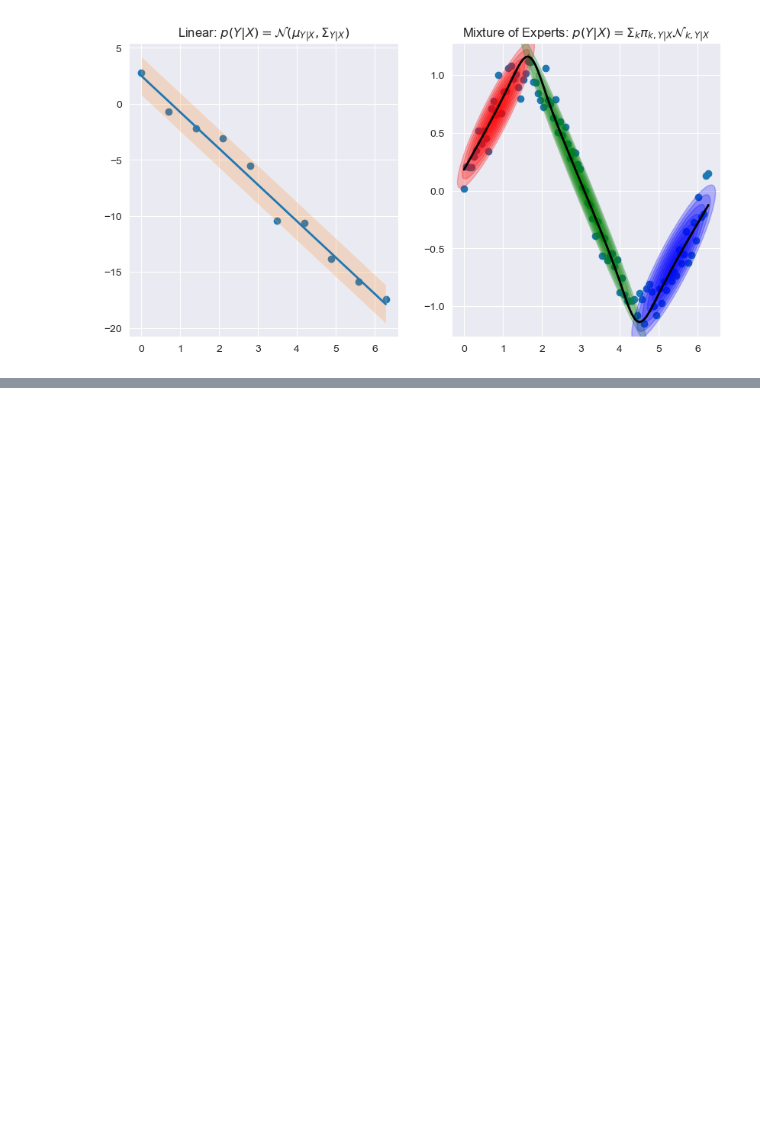
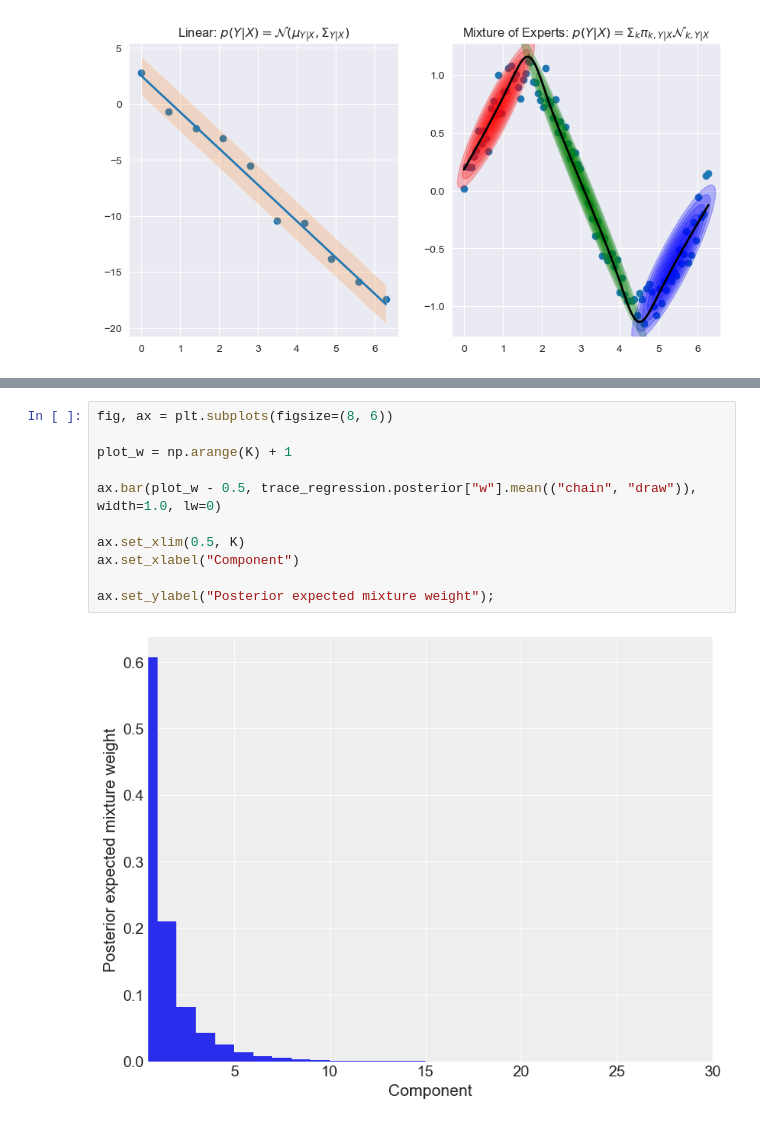
Before and after one commit to Kumachar/ResearchExamples, a Jupyter notebook: PyMC_Regression.ipynb, the cells around one changed output, grey strips where cells are left out. Drawn from its saved outputs; the diff is of its cells as text; blank space fills up the shorter version.

```diff
--- a/PyMC_Regression.ipynb
+++ b/PyMC_Regression.ipynb
@@ -215,0 +332,13 @@ plt.show()
+# %%
+fig, ax = plt.subplots(figsize=(8, 6))
+
+plot_w = np.arange(K) + 1
+
+ax.bar(plot_w - 0.5, trace_regression.posterior["w"].mean(("chain", "draw")), width=1.0, lw=0)
+
+ax.set_xlim(0.5, K)
+ax.set_xlabel("Component")
+
+ax.set_ylabel("Posterior expected mixture weight");
+# %% [output]
+[figure, added]
```
Also changed, not shown: parts of 13 cells of this notebook.
